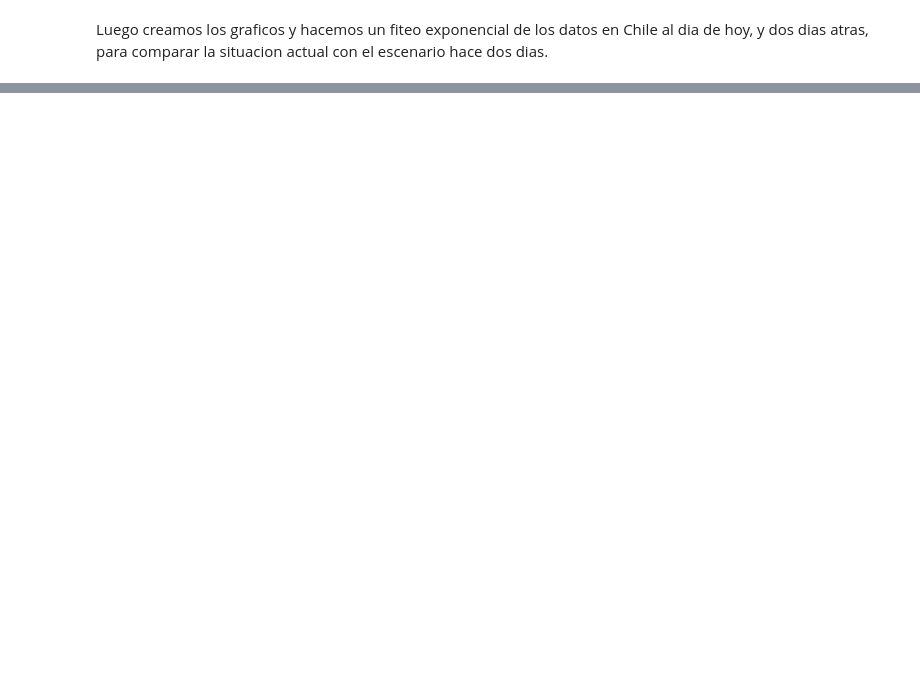
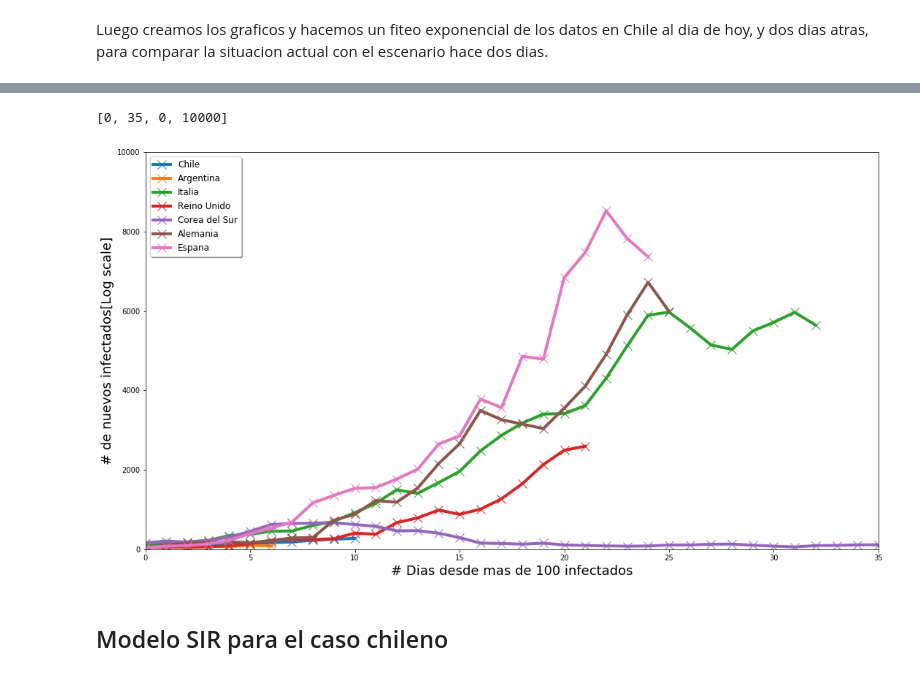
Before and after one commit to svezden/COVID-19, a Jupyter notebook: csse_covid_19_data/Analysis_Covid19.ipynb, the cells around one changed output, grey strips where cells are left out. Saved outputs shown, nothing was run; the diff lists cells and outputs as text; code cells hidden in the pictures; blank space fills up the shorter version.

```diff
--- a/csse_covid_19_data/Analysis_Covid19.ipynb
+++ b/csse_covid_19_data/Analysis_Covid19.ipynb
@@ -73,0 +96,20 @@ ax.axis([0, 20, 0, 3000])
+# %%
+new_cases = {}
+new_cases_smoothen = {}
+fig, ax = plt.subplots()
+for country in countries:
+    new_cases[country] = [data_country[country][i]-data_country[country][i-1] for i in range(1,len(data_country[country]))]
+    new_cases_smoothen[country] = [0.33*(new_cases[country][i+1]+ new_cases[country][i] + new_cases[country][i-1]) for i in range(1,len(new_cases[country])-1)]
+    #ax.plot([i for i in range(0, len(new_cases[country]))], new_cases[country], label = str(country), linewidth=4, marker = "." , markersize = 12)
+    ax.plot([i for i in range(0, len(new_cases_smoothen[country]))], new_cases_smoothen[country], label = str(country), linewidth=4, marker = "x" , markersize = 12)
+
+#plt.yscale('log')
+legend = ax.legend(loc = 'upper left', shadow = True, fontsize='larger')
+plt.xlabel('# Dias desde mas de '+str(min_confirm)+' infectados', size =18)
+plt.ylabel('# de nuevos infectados[Log scale]', size =18)
+ax.axis([0, 35, 0, 10000])
+# %% [output]
+[0, 35, 0, 10000]
+[figure, added]
+# %% [markdown]
+## Modelo SIR para el caso chileno
```
Also changed, not shown: parts of 12 cells of this notebook.
